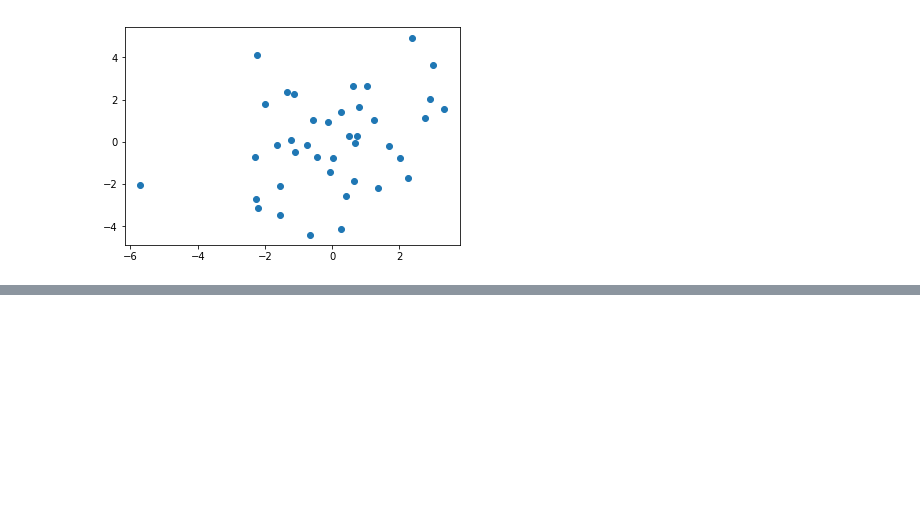
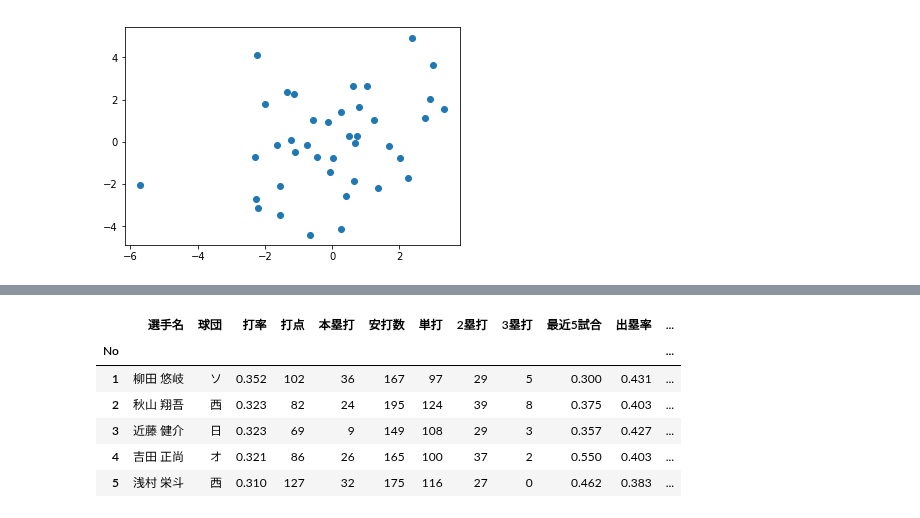
Before and after one commit to tsato-code/python_script, a Jupyter notebook: misc/plot_slide_dimension_reduction.ipynb, the cells around one changed output, grey strips where cells are left out. Saved outputs shown, nothing was run; the diff lists cells and outputs as text; code cells hidden in the pictures; blank space fills up the shorter version.

```diff
--- a/misc/plot_slide_dimension_reduction.ipynb
+++ b/misc/plot_slide_dimension_reduction.ipynb
@@ -300,0 +314,14 @@ plt.close()
+# %%
+# パ・リーグ打者データ
+pd.set_option('display.max_columns', 50)
+in_file = '../data/pleague_batter_2018.csv'
+df = pd.read_csv(in_file, header=0, sep="\t",index_col='No',encoding="SHIFT-JIS")
+df.head()
+# %% [output]
+|  | 選手名 | 球団 | 打率 | 打点 | 本塁打 | 安打数 | 単打 | 2塁打 | 3塁打 | 最近5試合 | 出塁率 | ... |
+| No |  |  |  |  |  |  |  |  |  |  |  | ... |
+| 1 | 柳田 悠岐 | ソ | 0.352 | 102 | 36 | 167 | 97 | 29 | 5 | 0.300 | 0.431 | ... |
+| 2 | 秋山 翔吾 | 西 | 0.323 | 82 | 24 | 195 | 124 | 39 | 8 | 0.375 | 0.403 | ... |
+| 3 | 近藤 健介 | 日 | 0.323 | 69 | 9 | 149 | 108 | 29 | 3 | 0.357 | 0.427 | ... |
+| 4 | 吉田 正尚 | オ | 0.321 | 86 | 26 | 165 | 100 | 37 | 2 | 0.550 | 0.403 | ... |
+| 5 | 浅村 栄斗 | 西 | 0.310 | 127 | 32 | 175 | 116 | 27 | 0 | 0.462 | 0.383 | ... |
```
Also changed, not shown: parts of 10 cells of this notebook.
